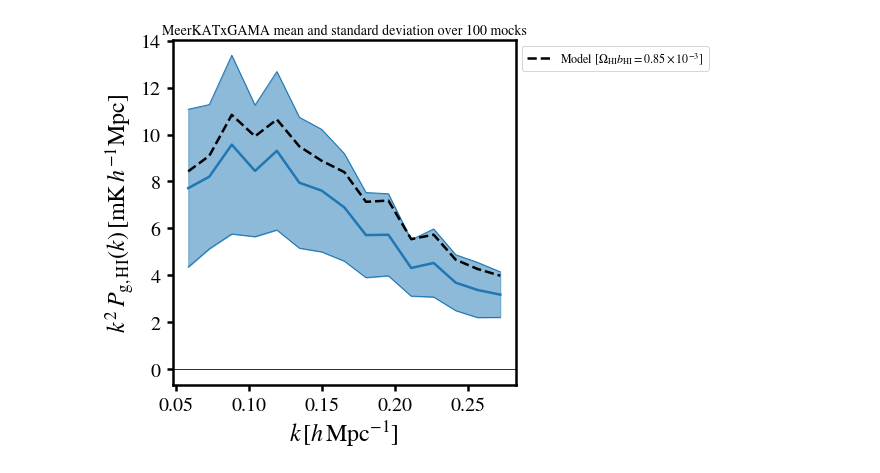
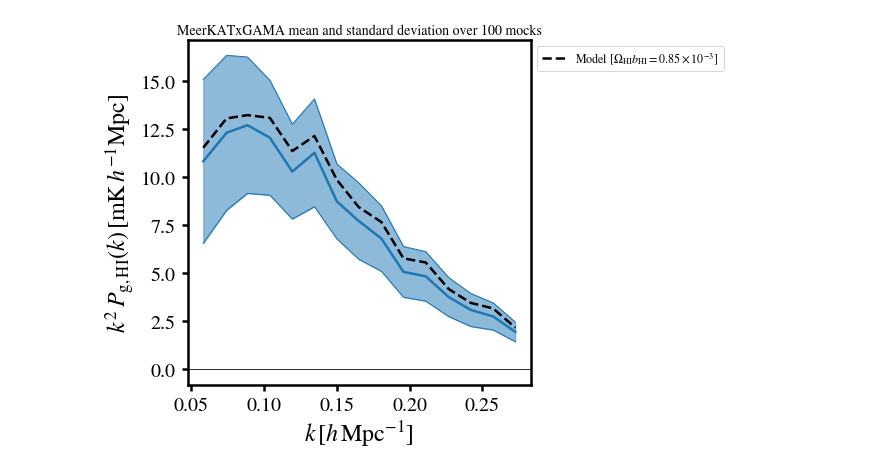
Before and after one commit to meerklass/meerpower, a Jupyter notebook: 2021Lband/gama/mock_forecast.ipynb, the cells around one changed output. Cells and saved outputs as stored; diff of their text form; code cells hidden in the pictures.

Commit message:
pipeline validation with mocks notebook

```diff
--- a/2021Lband/gama/mock_forecast.ipynb
+++ b/2021Lband/gama/mock_forecast.ipynb
@@ -41,8 +41,17 @@ MKmap,w_HI,W_HI,counts_HI = Init.FilterIncompleteLoS(MKmap,w_HI,W_HI,counts_HI)
 
 ### Trim map edges (can fine-tune boarders if needed):
 raminMK,ramaxMK = 334,357
-decminMK,decmaxMK = -35,-26.5
+#decminMK,decmaxMK = -35,-26.5
+decminMK,decmaxMK = np.min(dec[np.mean(W_HI,2)>0]),np.max(dec[np.mean(W_HI,2)>0])
+MKmap_untrim,W_HI_untrim = np.copy(MKmap),np.copy(W_HI)
 MKmap,w_HI,W_HI,counts_HI = Init.MapTrim(ra,dec,MKmap,w_HI,W_HI,counts_HI,ramin=raminMK,ramax=ramaxMK,decmin=decminMK,decmax=decmaxMK)
 
 ### Use unit weights for mocks:
 w_HI = np.ones(np.shape(MKmap)) # Not factorised along LoS so will add rank if used in foreground cleaning in current form
+
+### Load in mock for example:
+mockindx = np.random.randint(0, 499)
+plot.Map(MKmap,W_HI)
+MKmap = np.load('/idia/projects/hi_im/meerpower/2021Lband/mocks/dT_HI_p0.3d_wBeam_%s.npy'%mockindx)
+plot.Map(MKmap,W_HI)
+plt.show()
@@ -105,51 +191,100 @@ kcuts = None # no cuts to k-space for power spectra estimation
 Nmock = 100
 Pk_g,Pk_HI,Pk_X = np.zeros((Nmock,nkbin)),np.zeros((Nmock,nkbin)),np.zeros((Nmock,nkbin))
 for i in range(Nmock):
-    print(i)
+    plot.ProgressBar(i,Nmock)
     # Read-in GAMA mock galaxies:
     ra_g,dec_g,z_g = np.load('/idia/projects/hi_im/meerpower/2021Lband/mocks/mockGAMAcat_%s.npy'%i)
     ### Grid GAMA mock galaxies and measure power:
     xp,yp,zp = grid.SkyCoordtoCartesian(ra_g,dec_g,z_g,ramean_arr=ra,decmean_arr=dec,doTile=False)
     n_g_rg,W_fft,counts = grid.mesh(xp,yp,zp,dims=dims0_rg,window=window,compensate=compensate,interlace=interlace,verbose=False)
-    n_g_rg = taper_g*n_g_rg
-    Pk_g[i],k,nmodes = power.Pk(n_g_rg,n_g_rg,dims_rg,kbins,corrtype='Galauto',w1=w_g_rg,w2=w_g_rg,W1=W01_g_rg,W2=W01_g_rg)
+    #n_g_rg = taper_g*n_g_rg
+    Pk_g[i],k,nmodes = power.Pk(n_g_rg,n_g_rg,dims_rg,kbins,corrtype='Galauto',w1=w_g_rg,w2=w_g_rg,W1=W_g_rg,W2=W_g_rg)
 
     # Read-in HI IM mock:
     MKmap = np.load('/idia/projects/hi_im/meerpower/2021Lband/mocks/dT_HI_p0.3d_wBeam_%s.npy'%i)
     # Resample HI IM mock and measure power and cross power:
     ra_p,dec_p,nu_p,pixvals = grid.SkyPixelParticles(ra,dec,nu,wproj,map=MKmap,W=W_HI,Np=Np)
     xp,yp,zp = grid.SkyCoordtoCartesian(ra_p,dec_p,HItools.Freq2Red(nu_p),ramean_arr=ra,decmean_arr=dec,doTile=False)
     MKmap_rg,W_fft,counts = grid.mesh(xp,yp,zp,pixvals,dims0_rg,window,compensate,interlace,verbose=False)
-    MKmap_rg = taper_HI*MKmap_rg # multiply tapering window by HI map
-    Pk_HI[i],k,nmodes = power.Pk(MKmap_rg,MKmap_rg,dims_rg,kbins,corrtype='HIauto',w1=w_HI_rg,w2=w_HI_rg,W1=W01_HI_rg,W2=W01_HI_rg,kcuts=kcuts)
-    Pk_X[i],k,nmodes = power.Pk(MKmap_rg,n_g_rg,dims_rg,kbins,corrtype='Cross',w1=w_HI_rg,w2=W01_g_rg,W1=W01_HI_rg,W2=W01_g_rg,kcuts=kcuts)
+    #MKmap_rg = taper_HI*MKmap_rg # multiply tapering window by HI map
+    Pk_HI[i],k,nmodes = power.Pk(MKmap_rg,MKmap_rg,dims_rg,kbins,corrtype='HIauto',w1=w_HI_rg,w2=w_HI_rg,W1=W_HI_rg,W2=W_HI_rg,kcuts=kcuts)
+    Pk_X[i],k,nmodes = power.Pk(MKmap_rg,n_g_rg,dims_rg,kbins,corrtype='Cross',w1=w_HI_rg,w2=W_g_rg,W1=W_HI_rg,W2=W_g_rg,kcuts=kcuts)
 
-np.save('/idia/projects/hi_im/meerpower/2021Lband/mocks/PksFromMocks',[Pk_HI,Pk_g,Pk_X,k])
+#np.save('/idia/projects/hi_im/meerpower/2021Lband/mocks/PksFromMocks',[Pk_HI,Pk_g,Pk_X,k])
 '''
 Pk_HI,Pk_g,Pk_X,k = np.load('/idia/projects/hi_im/meerpower/2021Lband/mocks/PksFromMocks.npy',allow_pickle=True)
+
+sig_v = 300
+b_HI = 1.5
+b_g = 2.35 # tuned by eye in GAMA auto-corr
+
 Nmock = np.shape(Pk_HI)[0]
 norm = k**2
+#norm = np.ones(nkbin)
+
+### Cross-correlation:
 plt.plot(k,norm*np.mean(Pk_X,0),color='tab:blue')
 plt.plot(k,norm*(np.mean(Pk_X,0)-np.std(Pk_X,0)),lw=1,color='tab:blue')
 plt.plot(k,norm*(np.mean(Pk_X,0)+np.std(Pk_X,0)),lw=1,color='tab:blue')
 plt.fill_between(k,norm*(np.mean(Pk_X,0)-np.std(Pk_X,0)),norm*(np.mean(Pk_X,0)+np.std(Pk_X,0)), alpha=0.5, color='tab:blue')
 #plt.errorbar(k,norm*np.mean(Pk_X,0),norm*np.std(Pk_X,0),ls='none',marker='o')
-
 # Model power spectrum:
 dpix = 0.3
 d_c = cosmo.d_com(HItools.Freq2Red(np.min(nu)))
 s_pix = d_c * np.radians(dpix)
 s_para = np.mean( cosmo.d_com(HItools.Freq2Red(nu[:-1])) - cosmo.d_com(HItools.Freq2Red(nu[1:])) )
-pkmod,k = model.PkMod(Pmod,dims_rg,kbins,b_HI,b_g,f,sig_v,Tbar1=Tbar,Tbar2=1,r=1,R_beam1=R_beam,R_beam2=0,w1=W01_HI_rg,w2=W01_g_rg,W1=W01_HI_rg,W2=W01_g_rg,s_pix=s_pix,s_para=s_para,interpkbins=True,MatterRSDs=False,gridinterp=True)[0:2]
+pkmod,k = model.PkMod(Pmod,dims_rg,kbins,b_HI,b_g,f,sig_v,Tbar1=Tbar,Tbar2=1,r=1,R_beam1=R_beam,R_beam2=0,w1=W_HI_rg,w2=W_g_rg,W1=W_HI_rg,W2=W_g_rg,s_pix1=s_pix,s_pix2=0,s_para1=s_para,s_para2=0,interpkbins=True,MatterRSDs=False,gridinterp=True)[0:2]
 plt.plot(k,norm*pkmod,color='black',ls='--',label=r'Model [$\Omega_{\rm HI}b_{\rm HI} = %s \times 10^{-3}]$'%np.round(OmegaHI*b_HI*1e3,2))
 if norm[0]==1.0: plt.loglog()
 plt.legend(fontsize=12,loc='upper left',bbox_to_anchor=[1,1])
 plt.xlabel(r'$k\,[h\,{\rm Mpc}^{-1}]$')
 if norm[0]==1.0: plt.ylabel(r'$P_{\rm g,HI}(k)\,[{\rm mK}\,h^{-3}{\rm Mpc}^{3}]$')
 else: plt.ylabel(r'$k^2\,P_{\rm g,HI}(k)\,[{\rm mK}\,h^{-1}{\rm Mpc}]$')
-plt.axhline(0,lw=0.8,color='black')
+if norm[0]!=1.0: plt.axhline(0,lw=0.8,color='black')
 plt.subplots_adjust(right=0.75)
 plt.title(r'MeerKATxGAMA mean and standard deviation over %s mocks'%Nmock,fontsize=14)
 plt.show()
+
+### HI auto
+plt.plot(k,norm*np.mean(Pk_HI,0),color='tab:orange')
+plt.plot(k,norm*(np.mean(Pk_HI,0)-np.std(Pk_HI,0)),lw=1,color='tab:orange')
+plt.plot(k,norm*(np.mean(Pk_HI,0)+np.std(Pk_HI,0)),lw=1,color='tab:orange')
+plt.fill_between(k,norm*(np.mean(Pk_HI,0)-np.std(Pk_HI,0)),norm*(np.mean(Pk_HI,0)+np.std(Pk_HI,0)), alpha=0.5, color='tab:orange')
+pkmod_HI,k = model.PkMod(Pmod,dims_rg,kbins,b_HI,b_HI,f,sig_v,Tbar1=Tbar,Tbar2=Tbar,r=1,R_beam1=R_beam,R_beam2=R_beam,w1=W_HI_rg,w2=W_HI_rg,W1=W_HI_rg,W2=W_HI_rg,s_pix1=s_pix,s_pix2=s_pix,s_para1=s_para,s_para2=s_para,interpkbins=True,MatterRSDs=False,gridinterp=True)[0:2]
+plt.plot(k,norm*pkmod_HI,color='black',ls='--',label=r'Model [$\Omega_{\rm HI}b_{\rm HI} = %s \times 10^{-3}]$'%np.round(OmegaHI*b_HI*1e3,2))
+if norm[0]==1.0: plt.loglog()
+plt.legend(fontsize=12,loc='upper left',bbox_to_anchor=[1,1])
+plt.xlabel(r'$k\,[h\,{\rm Mpc}^{-1}]$')
+if norm[0]==1.0: plt.ylabel(r'$P_{\rm g,HI}(k)\,[{\rm mK}^2\,h^{-3}{\rm Mpc}^{3}]$')
+else: plt.ylabel(r'$k^2\,P_{\rm HI}(k)\,[{\rm mK}^2\,h^{-1}{\rm Mpc}]$')
+if norm[0]!=1.0: plt.axhline(0,lw=0.8,color='black')
+plt.subplots_adjust(right=0.75)
+plt.title(r'MeerKAT Auto mean and standard deviation over %s mocks'%Nmock,fontsize=14)
+plt.show()
+
+plt.plot(k,norm*np.mean(Pk_g,0),color='tab:green')
+plt.plot(k,norm*(np.mean(Pk_g,0)-np.std(Pk_g,0)),lw=1,color='tab:green')
+plt.plot(k,norm*(np.mean(Pk_g,0)+np.std(Pk_g,0)),lw=1,color='tab:green')
+plt.fill_between(k,norm*(np.mean(Pk_g,0)-np.std(Pk_g,0)),norm*(np.mean(Pk_g,0)+np.std(Pk_g,0)), alpha=0.5, color='tab:green')
+pkmod_g,k = model.PkMod(Pmod,dims_rg,kbins,b_g,b_g,f,sig_v,Tbar1=1,Tbar2=1,r=1,R_beam1=0,R_beam2=0,w1=W_g_rg,w2=W_g_rg,W1=W_g_rg,W2=W_g_rg,interpkbins=True,MatterRSDs=False,gridinterp=True)[0:2]
+plt.plot(k,norm*pkmod_g,color='black',ls='--',label='Gal auto')
+if norm[0]==1.0: plt.loglog()
+plt.legend(fontsize=12,loc='upper left',bbox_to_anchor=[1,1])
+plt.xlabel(r'$k\,[h\,{\rm Mpc}^{-1}]$')
+if norm[0]==1.0: plt.ylabel(r'$P_{\rm g,HI}(k)\,[{\rm mK}^2\,h^{-3}{\rm Mpc}^{3}]$')
+else: plt.ylabel(r'$k^2\,P_{\rm g}(k)\,[h^{-1}{\rm Mpc}]$')
+if norm[0]!=1.0: plt.axhline(0,lw=0.8,color='black')
+plt.subplots_adjust(right=0.75)
+plt.title(r'GAMA Auto mean and standard deviation over %s mocks'%Nmock,fontsize=14)
+plt.show()
+
+plt.axhline(1,ls='--',color='black')
+plt.plot(k,np.mean(Pk_X,0)/pkmod,label='Cross')
+plt.plot(k,np.mean(Pk_HI,0)/pkmod_HI,label='HI Auto')
+plt.plot(k,np.mean(Pk_g,0)/pkmod_g,label='Gal Auto',color='tab:green')
+plt.xlabel(r'$k\,[h\,{\rm Mpc}^{-1}]$')
+plt.ylabel(r'$P(k)\,/\,P_{\rm mod}(k)$')
+plt.legend(framealpha=1)
+plt.show()
 # %% [output]
-[figure, old version]
+[figure, new version]
```
Also changed, not shown: parts of 3 cells of this notebook.
